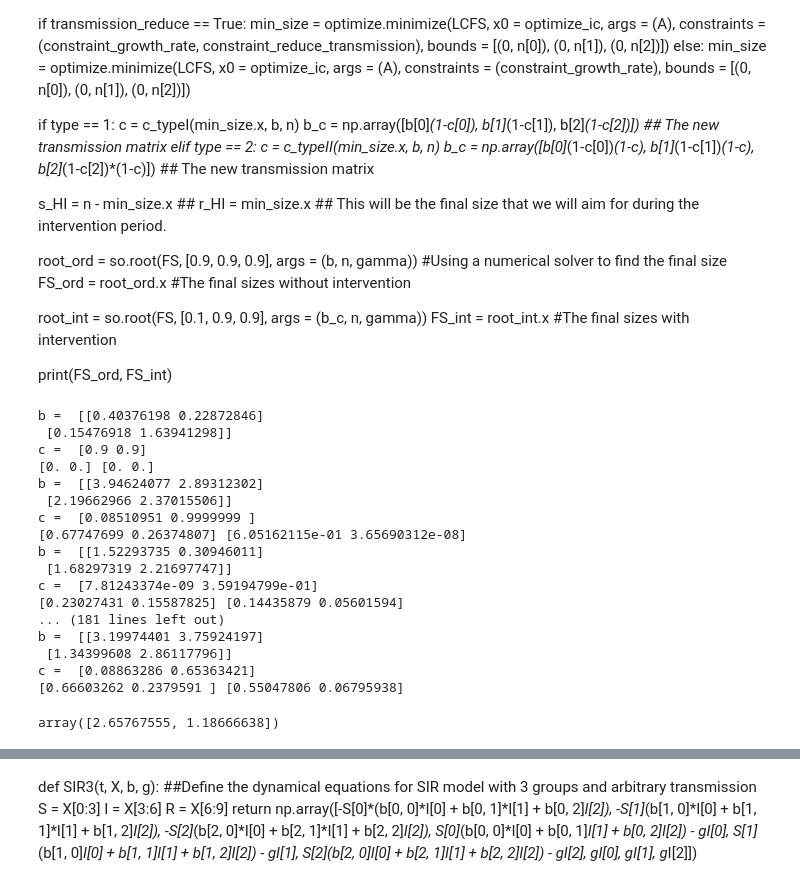
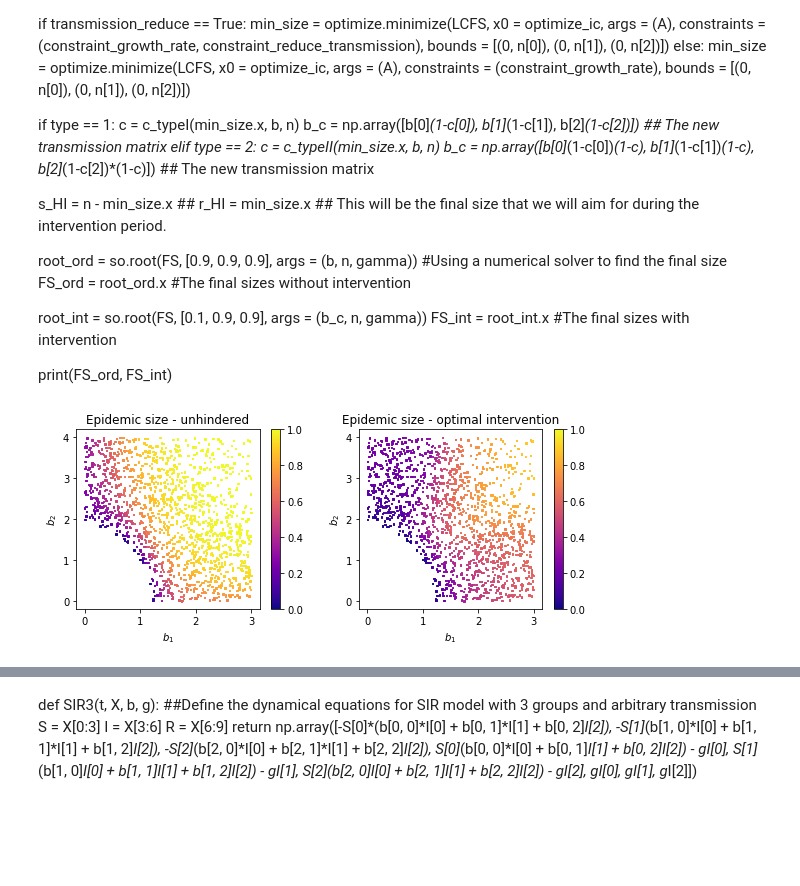
Before and after one commit to Joel-Miller-Lab/optimal-intervention, a Jupyter notebook: long_intervention_groups.ipynb, the cells around one changed output, grey strips where cells are left out. Drawn from its saved outputs; the diff is of its cells as text; code cells hidden in the pictures; blank space fills up the shorter version.

Commit message:
Symmetric transmission matrix

```diff
--- a/long_intervention_groups.ipynb
+++ b/long_intervention_groups.ipynb
@@ -67,8 +67,8 @@ def c_typeII_eqn(c, b, r, n):
     return np.array([np.sum(b[k]*(1-c[k])*(1-c)*r) + np.log(1-r[k]/n[k]) for k in range(len(n))])
 
 def c_typeII(r, b, n):
-    sol = so.root(c_typeII_eqn, 0.9*np.ones(len(n)), args = (b, r, n)) #Using a numerical solver to find the c values
-    return sol.x
+    sol = so.root(c_typeII_eqn, 0.8*np.ones(len(n)), args = (b, r, n)) #Using a numerical solver to find the c values
+    return (sol.x, sol.success)
 # %% [markdown]
 b = np.array([[3, 1.25, 2.5], [2.5, 3, 0.9], [1.8, 0.9, 3]])  #Transmission parameters i.e. beta_ij for groups i and j
 n = np.array([0.5, 0.35, 0.15]) #Define the sizes of sub-populations
@@ -107,20 +107,24 @@ FS_int = root_int.x #The final sizes with intervention
 
 print(FS_ord, FS_int)
 # %%
-n = np.array([0.5, 0.35, 0.15]) #Define the sizes of sub-populations
-n = np.array([0.7, 0.3])
+n = np.array([0.7, 0.3]) #Define the sizes of sub-populations
 no_g = len(n)
 gamma = 1 #Recovery rate
-A = np.array([1, 1, 1]) #Weights of the objective function that is minimized. [1, 1, 1] means the final size of the epidemic is minimized
+#A = np.array([1, 1, 1]) #Weights of the objective function that is minimized. [1, 1, 1] means the final size of the epidemic is minimized
 A = np.array([1, 1])
-no_of_trials = 50 #Number of random trials
+no_of_trials = 2000 #Number of random trials
+b1_list, b2_list, FS_int_list, FS_ord_list = [], [], [], []
 for N in range(no_of_trials):
-    b = np.random.uniform(low = 0, high = 4, size = (no_g, no_g)) #Transmission parameters i.e. beta_ij for groups i and j
+    b1, b2 = np.random.uniform(low = 0, high = 3), np.random.uniform(low = 0, high = 4)
+    b = np.array([[b1**2, b1*b2], [b2*b1, b2**2]])
+    if growth_rate(n, b, gamma) < 1e-3:
+        continue
+    #b = np.random.uniform(low = 0, high = 4, size = (no_g, no_g)) #Transmission parameters i.e. beta_ij for groups i and j
     constraint_growth_rate = optimize.NonlinearConstraint(lambda x: growth_rate(n-x, b, gamma), lb=0, ub=0) #since x is final size, we pass the s array = n-x to the growth rate function
     if type == 1:
         constraint_reduce_transmission = optimize.NonlinearConstraint(lambda x: c_typeI(x, b, n), ub=1, lb=0)
     elif type == 2:
-        constraint_reduce_transmission = optimize.NonlinearConstraint(lambda x: c_typeII(x, b, n), ub=1, lb=0)
+        constraint_reduce_transmission = optimize.NonlinearConstraint(lambda x: c_typeII(x, b, n)[0], ub=1, lb=0)
 
     optimize_ic = 0.9*n
 
@@ -133,12 +137,13 @@ for N in range(no_of_trials):
         c = c_typeI(min_size.x, b, n)
         b_c = np.array([b[k]*(1-c[k]) for k in range(no_g)])  ## The new transmission matrix
     elif type == 2:
-        c = c_typeII(min_size.x, b, n)
-        #b_c = np.array([b[0]*(1-c[0])*(1-c), b[1]*(1-c[1])*(1-c), b[2]*(1-c[2])*(1-c)])  ## The new transmission matrix
+        c, soln_exists = c_typeII(min_size.x, b, n)
+        if soln_exists == False:
+            continue
         b_c = np.array([b[k]*(1-c[k])*(1-c) for k in range(len(n))])  ## The new transmission matrix
         if (transmission_reduce == True) and (np.any(c<-1e-3)): ## -1e-3 as a threshold instead of zero, allowing for some numerical error.
-            print('b = ', b)
-            print('Could not find a valid solution: c = ', c)
+        #    print('b = ', b)
+        #    print('Could not find a valid solution: c = ', c)
             continue
 
     s_HI = n - min_size.x ##
@@ -149,28 +154,29 @@ for N in range(no_of_trials):
 
     root_int = so.root(FS, 0.9*n, args = (b_c, n, gamma))
     FS_int = root_int.x #The final sizes with intervention
-    print('b = ', b)
-    print('c = ', c)
-    print(FS_ord, FS_int)
+    # print('b = ', b)
+    # print('c = ', c)
+    # print('Final sizes: ', np.sum(FS_ord), np.sum(FS_int))
+
+    b1_list.append(b1)
+    b2_list.append(b2)
+    FS_int_list.append(np.sum(FS_int))
+    FS_ord_list.append(np.sum(FS_ord))
-# %% [output]
-b =  [[0.40376198 0.22872846]
- [0.15476918 1.63941298]]
-c =  [0.9 0.9]
-[0. 0.] [0. 0.]
-b =  [[3.94624077 2.89312302]
- [2.19662966 2.37015506]]
-c =  [0.08510951 0.9999999 ]
-[0.67747699 0.26374807] [6.05162115e-01 3.65690312e-08]
-b =  [[1.52293735 0.30946011]
- [1.68297319 2.21697747]]
-c =  [7.81243374e-09 3.59194799e-01]
-[0.23027431 0.15587825] [0.14435879 0.05601594]
-... (181 lines left out)
-b =  [[3.19974401 3.75924197]
- [1.34399608 2.86117796]]
-c =  [0.08863286 0.65363421]
-[0.66603262 0.2379591 ] [0.55047806 0.06795938]
-# %%
-b[0]*(1-c[0])*(1-c)
-# %% [output]
-array([2.65767555, 1.18666638])
+# %%
+fig, axs = plt.subplots(1, 2, figsize = (16*0.5, 7*0.5))
+im1 = axs[0].scatter(b1_list, b2_list, c = FS_ord_list, s = 2, marker = 's', cmap = 'plasma', vmin = 0, vmax = 1)
+#axs[0].plot(growth_rate_list[0][thresh], growth_rate_list[1][thresh], c = 'k', lw = 1) ##From this curve, we will pick a point for the next simulation
+im2 = axs[1].scatter(b1_list, b2_list, c = FS_int_list, s = 2, marker = 's', cmap = 'plasma', vmin = 0, vmax = 1)
+fig.colorbar(im1, ax=axs[0])
+fig.colorbar(im2, ax=axs[1])
+
+axs[0].set_xlabel(r'$b_1$')
+axs[0].set_ylabel(r'$b_2$')
+axs[0].set_title(r'Epidemic size - unhindered')
+axs[1].set_xlabel(r'$b_1$')
+axs[1].set_ylabel(r'$b_2$')
+axs[1].set_title(r'Epidemic size - optimal intervention')
+
+fig.tight_layout()
+# %% [output]
+[figure, added]
```
Also changed, not shown: parts of 9 cells of this notebook.
